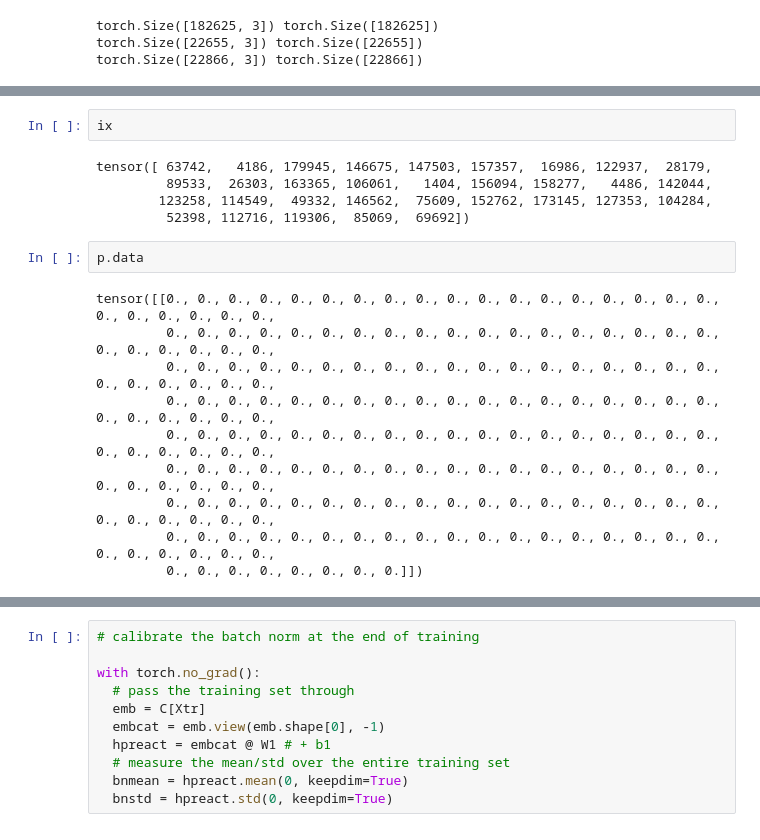
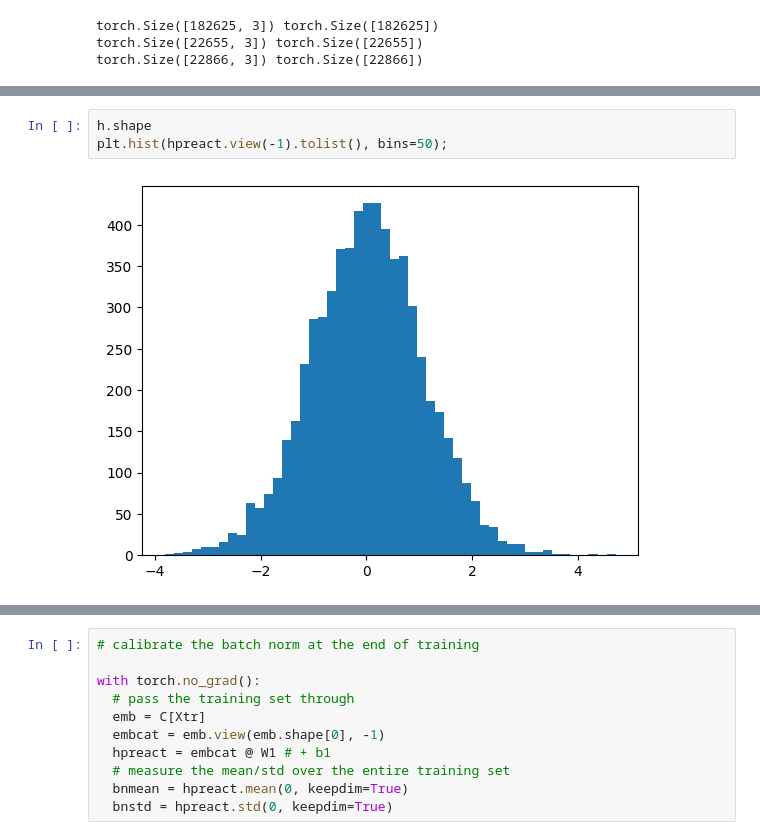
Before and after one commit to josephmisiti/nanochat-from-scratch, a Jupyter notebook: makemore/activations-gradients-batchnmorm.ipynb, the cells around one changed output, grey strips where cells are left out. Saved outputs shown, nothing was run; the diff lists cells and outputs as text.

```diff
--- a/makemore/activations-gradients-batchnmorm.ipynb
+++ b/makemore/activations-gradients-batchnmorm.ipynb
@@ -147,19 +176,5 @@ TypeError: unsupported operand type(s) for *: 'float' and 'NoneType'
-# %%
-ix
-# %% [output]
-tensor([ 63742,   4186, 179945, 146675, 147503, 157357,  16986, 122937,  28179,
-         89533,  26303, 163365, 106061,   1404, 156094, 158277,   4486, 142044,
-        123258, 114549,  49332, 146562,  75609, 152762, 173145, 127353, 104284,
-         52398, 112716, 119306,  85069,  69692])
-# %%
-p.data
-# %% [output]
-tensor([[0., 0., 0., 0., 0., 0., 0., 0., 0., 0., 0., 0., 0., 0., 0., 0., 0., 0., 0., 0., 0., 0., 0., 0.,
-         0., 0., 0., 0., 0., 0., 0., 0., 0., 0., 0., 0., 0., 0., 0., 0., 0., 0., 0., 0., 0., 0., 0., 0.,
-         0., 0., 0., 0., 0., 0., 0., 0., 0., 0., 0., 0., 0., 0., 0., 0., 0., 0., 0., 0., 0., 0., 0., 0.,
-         0., 0., 0., 0., 0., 0., 0., 0., 0., 0., 0., 0., 0., 0., 0., 0., 0., 0., 0., 0., 0., 0., 0., 0.,
-         0., 0., 0., 0., 0., 0., 0., 0., 0., 0., 0., 0., 0., 0., 0., 0., 0., 0., 0., 0., 0., 0., 0., 0.,
-         0., 0., 0., 0., 0., 0., 0., 0., 0., 0., 0., 0., 0., 0., 0., 0., 0., 0., 0., 0., 0., 0., 0., 0.,
-         0., 0., 0., 0., 0., 0., 0., 0., 0., 0., 0., 0., 0., 0., 0., 0., 0., 0., 0., 0., 0., 0., 0., 0.,
-         0., 0., 0., 0., 0., 0., 0., 0., 0., 0., 0., 0., 0., 0., 0., 0., 0., 0., 0., 0., 0., 0., 0., 0.,
-         0., 0., 0., 0., 0., 0., 0., 0.]])
+# %%
+h.shape
+plt.hist(hpreact.view(-1).tolist(), bins=50);
+# %% [output]
+[figure, added]
```
Also changed, not shown: parts of 11 cells of this notebook.
